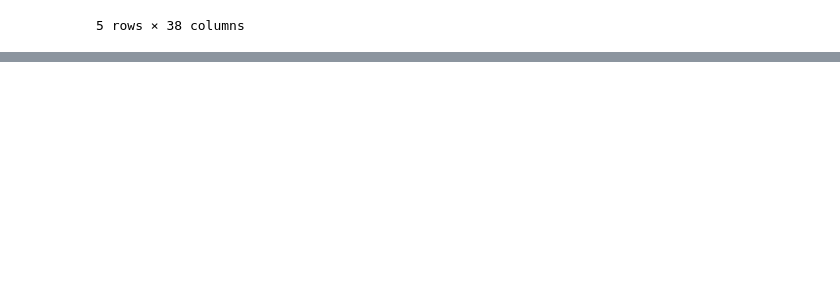
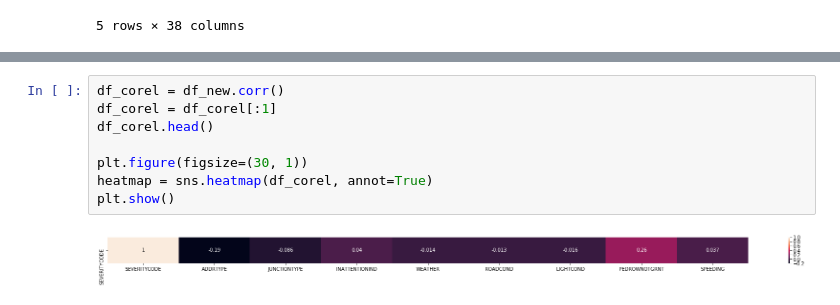
Before and after one commit to pokebaum/Coursera_Capstone, a Jupyter notebook: Capstone Notebook.ipynb, the cells around one changed output, grey strips where cells are left out. Drawn from its saved outputs; the diff is of its cells as text; blank space fills up the shorter version.

```diff
--- a/Capstone Notebook.ipynb
+++ b/Capstone Notebook.ipynb
@@ -210,0 +243,10 @@ IndexError: single positional indexer is out-of-bounds
+# %%
+df_corel = df_new.corr()
+df_corel = df_corel[:1]
+df_corel.head()
+
+plt.figure(figsize=(30, 1))
+heatmap = sns.heatmap(df_corel, annot=True)
+plt.show()
+# %% [output]
+[figure, added]
```
Also changed, not shown: parts of 46 cells of this notebook.
